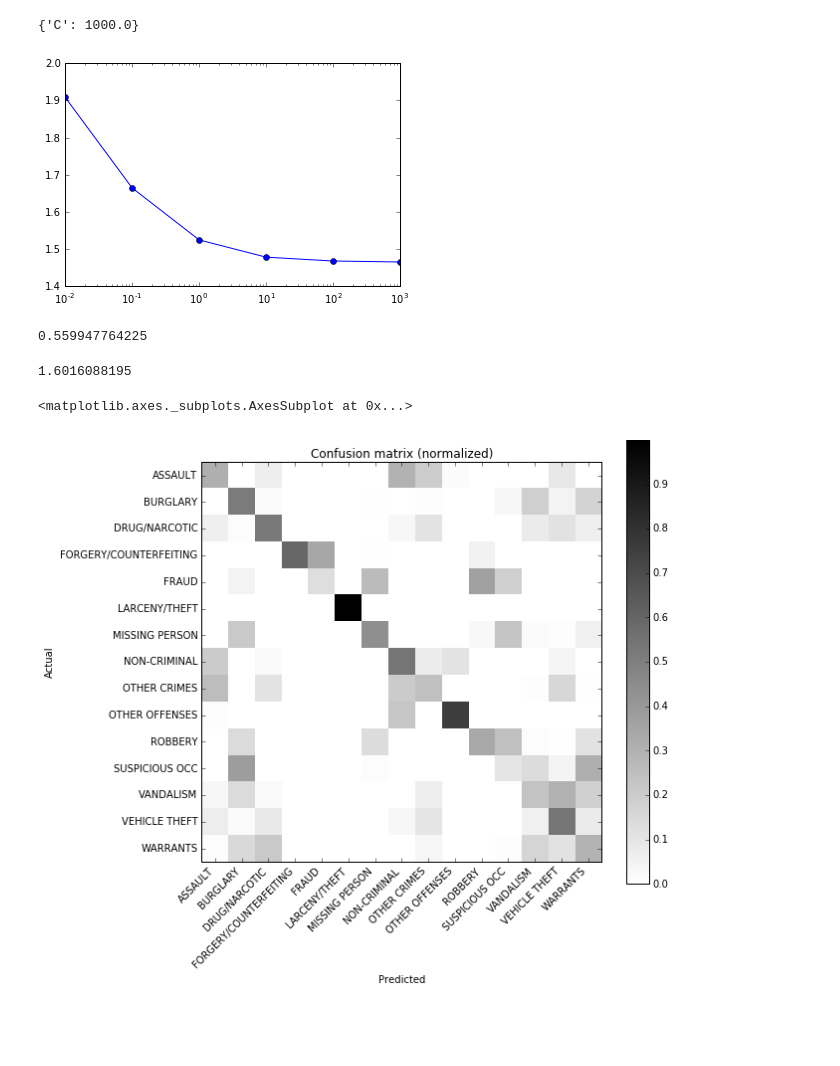
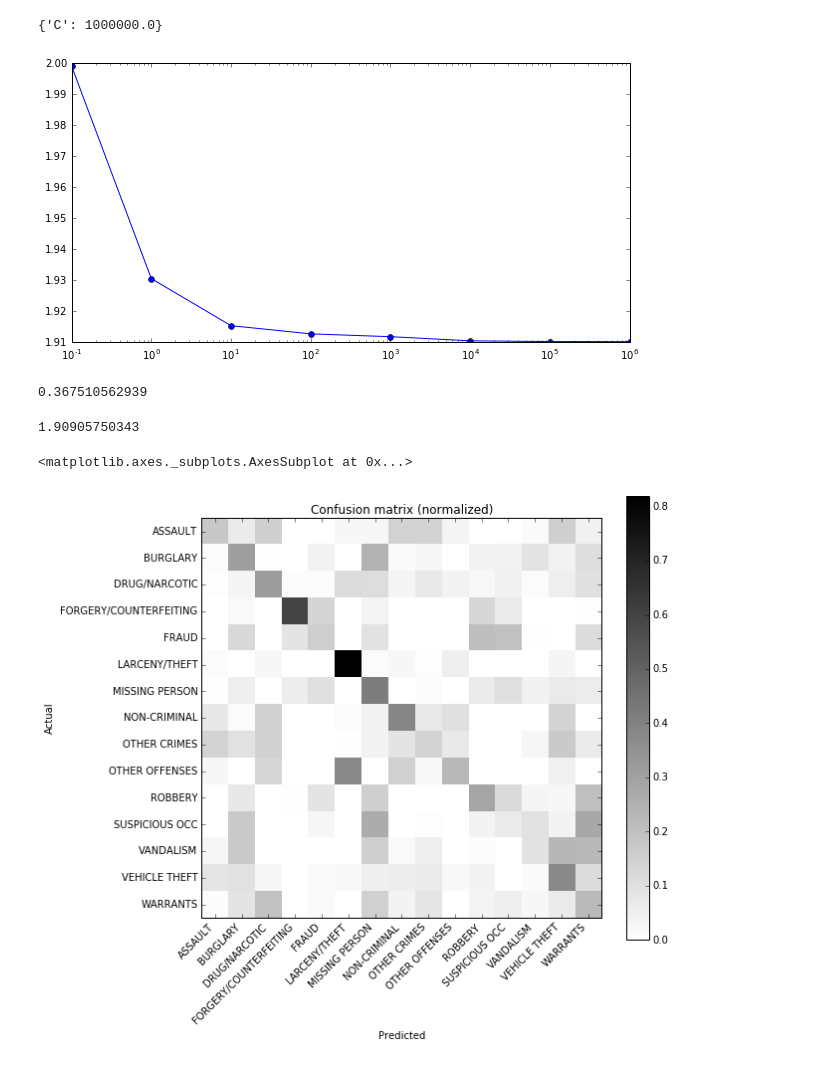
Before and after one commit to akankshasingh7/cmpe297-mlproject, a Jupyter notebook: crime_classifier.ipynb, the cells around one changed output. Saved outputs shown, nothing was run; the diff lists cells and outputs as text; code cells hidden in the pictures; blank space fills up the shorter version.

```diff
--- a/crime_classifier.ipynb
+++ b/crime_classifier.ipynb
@@ -28,17 +28,6 @@ def Month(df):
     feat.name = 'Month'
     return feat
 
-def Week(df):
-    count = df.groupby(['Week']).size()
-    cat_count = df.groupby(['Week', 'Target']).size()
-    odds = cat_count.div(count, level='Week').reset_index()
-    odds.columns = ['Week', 'Target', 'Odds']
-    dfm = df.merge(odds, how='left', on=['Week', 'Target'])
-
-    feat = dfm['Odds']
-    feat.name = 'Week'
-    return feat
-
 def ZipCode(df):
     count = df.groupby(['ZipCode']).size()
     cat_count = df.groupby(['ZipCode', 'Target']).size()
@@ -48,17 +37,6 @@ def ZipCode(df):
 
     feat = dfm['Odds']
     feat.name = 'ZipCode'
-    return feat
-
-def Address(df):
-    count = df.groupby(['Addressx']).size()
-    cat_count = df.groupby(['Addressx', 'Target']).size()
-    odds = cat_count.div(count, level='Addressx').reset_index()
-    odds.columns = ['Addressx', 'Target', 'Odds']
-    dfm = df.merge(odds, how='left', on=['Addressx', 'Target'])
-
-    feat = dfm['Odds']
-    feat.name = 'Address'
     return feat
 
 def IsIntersection(df):
@@ -80,19 +58,15 @@ def Lat(df):
 
 def build_dataset(data):
     data['Dates'] = pd.to_datetime(data['Dates'])
-    data['Week'] = data['Dates'].apply(lambda x: x.isocalendar()[1])
-    data['Addressx'] = data['Address'].apply(lambda x: x.split("of")[1].strip() if x.find("/") < 0 else x)
 
     features = pd.DataFrame(index=data.index)
     features = features.join(data['DayOfWeek'])
     features = features.join(HourOfDay(data['Dates']))
-    features = features.join(Week(data[['Week', 'Target']]))
     features = features.join(Month(data['Dates']))
     features = features.join(data['PdDistrict'])
     features = features.join(ZipCode(data[['ZipCode','Target']]))
     features = features.join(Lat(data['Y']))
     features = features.join(Lng(data['X']))
-    ##features = features.join(Address(data[['Addressx', 'Target']]))
     features = features.join(IsIntersection(data['Address']))
 
     return features, data['Target']
@@ -127,7 +102,7 @@ X_train.shape
 # %%
-rparams = dict(C=[0.01, 0.1, 1.0, 10.0, 100.0, 1000.0])
+rparams = dict(C=[0.1, 1.0, 10.0, 1.0e2, 1.0e3, 1.0e4, 1.0e5, 1.0e6])
 
-lr = LogisticRegression(penalty='l2', C=0.1, max_iter=1000,\
+lr = LogisticRegression(penalty='l2', C=1.0e3, max_iter=1000,\
                          multi_class='ovr', n_jobs=-1,\
                          solver='lbfgs', class_weight='balanced', verbose=0) #
 
@@ -163,37 +138,32 @@ GridSearchCV(cv=None, error_score='raise',
 # %%
 print(clf.best_params_)
 # %% [output]
-{'C': 1000.0}
+{'C': 1000000.0}
 # %%
-cv_scores = np.zeros(6)
-c = np.zeros(6)
+cv_scores = np.zeros(8)
+c = np.zeros(8)
 
 rownum = 0
 for params, mean_score, scores in clf.grid_scores_:
     c[rownum] = params['C']
     cv_scores[rownum] = -1.0*mean_score
     rownum = rownum + 1
 
 plt.plot(c, cv_scores, '-o')
 plt.xscale('log')
-
-
-#cv_df = pd.DataFrame(cv_scores, columns=['C', 'CV-Error'])
-#cv_df.plot(x='C', y='CV-Error', kind='line')
-#cv_df
 # %% [output]
-[figure, old version]
+[figure, new version]
 # %%
 predicted = clf.predict(X_test)
 expected = y_test
 print(accuracy_score(expected, predicted))
 # %% [output]
-0.559947764225
+0.367510562939
 # %%
 predicted_probs = clf.predict_proba(X_test)
 print(log_loss(y_test, predicted_probs))
 # %% [output]
-1.6016088195
+1.90905750343
 # %%
 cm = ConfusionMatrix(expected, predicted)
 cm_stats = cm.to_dataframe().apply(lambda x: x/sum(x), axis=1)
@@ -203,4 +173,4 @@ mpl.rcParams['figure.figsize'] = (10.0, 5.0)
 cm.plot(normalized=True)
 # %% [output]
 <matplotlib.axes._subplots.AxesSubplot at 0x...>
-[figure, old version]
+[figure, new version]
```
Also changed, not shown: parts of 4 cells of this notebook.
